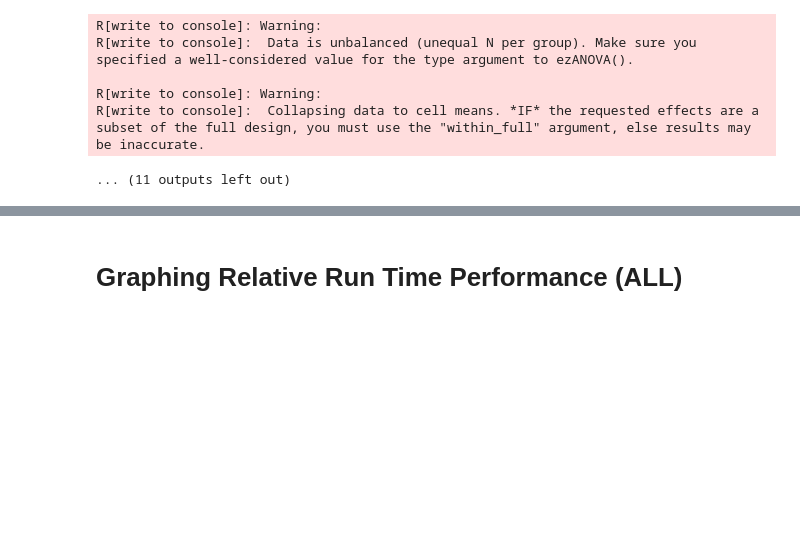
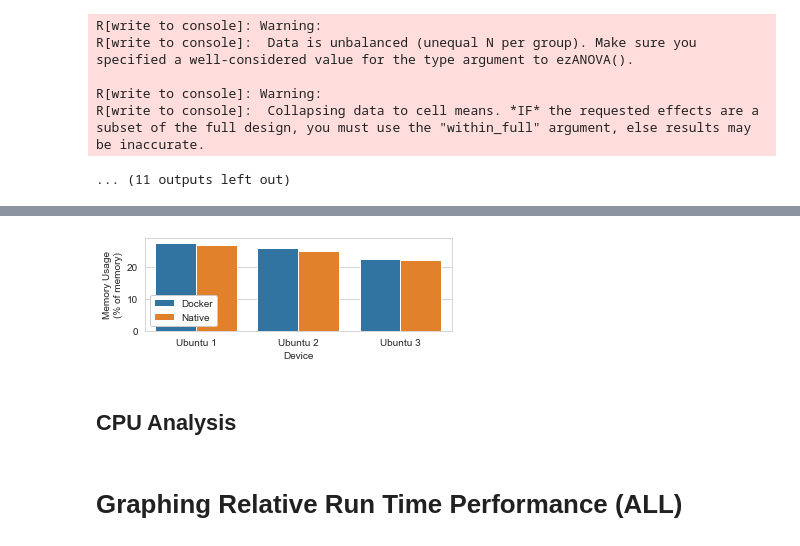
Before and after one commit to gzinck/docker-eval, a Jupyter notebook: data-analysis/docker_results.ipynb, the cells around one changed output, grey strips where cells are left out. Cells and saved outputs as stored; diff of their text form; code cells hidden in the pictures; blank space fills up the shorter version.

```diff
--- a/data-analysis/docker_results.ipynb
+++ b/data-analysis/docker_results.ipynb
@@ -927,0 +954,25 @@ R[write to console]:  Collapsing data to cell means. *IF* the requested effects
+# %%
+%%R -i all_df
+
+# Sanitize dataframe column names
+library(janitor)
+all_df <- clean_names(all_df)
+
+all_df$condition <- factor(all_df$condition)
+all_df$benchmark <- factor(all_df$benchmark)
+all_df$device <- factor(all_df$device)
+
+# Get means and CIs
+for (d in levels(all_df$device)) {
+    for (c in levels(all_df$condition)) {
+        dev_df <- filter(all_df, device == d & condition == c)
+
+        num_samp <- 1000
+        boot_samples <- matrix(sample(dev_df$memory_usage_percent_of_memory, size=nrow(dev_df)*num_samp, replace=TRUE), num_samp, nrow(dev_df))
+        boot_stats <- apply(boot_samples, 1, mean)
+        error <- 2 * sd(boot_stats)
+        print(paste(d, c, "Mean:", mean(dev_df$memory_usage_percent_of_memory), "±", error))
+    }
+}
+
+# sample(all_df$memory_usage_percent_of_memory, size = 500000, replace = TRUE)
@@ -927,0 +994,14 @@ R[write to console]:  Collapsing data to cell means. *IF* the requested effects
+# %%
+fig, ax = plt.subplots(figsize=(5.5, 1.7))
+
+dev = ['Ubuntu 1', 'Ubuntu 2', 'Ubuntu 3']
+
+sns.barplot(x='Device', y='Memory Usage (% of memory)', hue='Condition', ci=95, data=all_df, ax=ax, order=dev)
+ax.set_xticklabels(labels=dev)
+ax.set_ylabel('Memory Usage\n(% of memory)')
+ax.legend(loc='lower left', framealpha=2)
+plt.savefig('MemoryUsageSingleCol.pdf')
+# %% [output]
+[figure, added]
+# %% [markdown]
+## CPU Analysis
```
Also changed, not shown: parts of 6 cells of this notebook.
